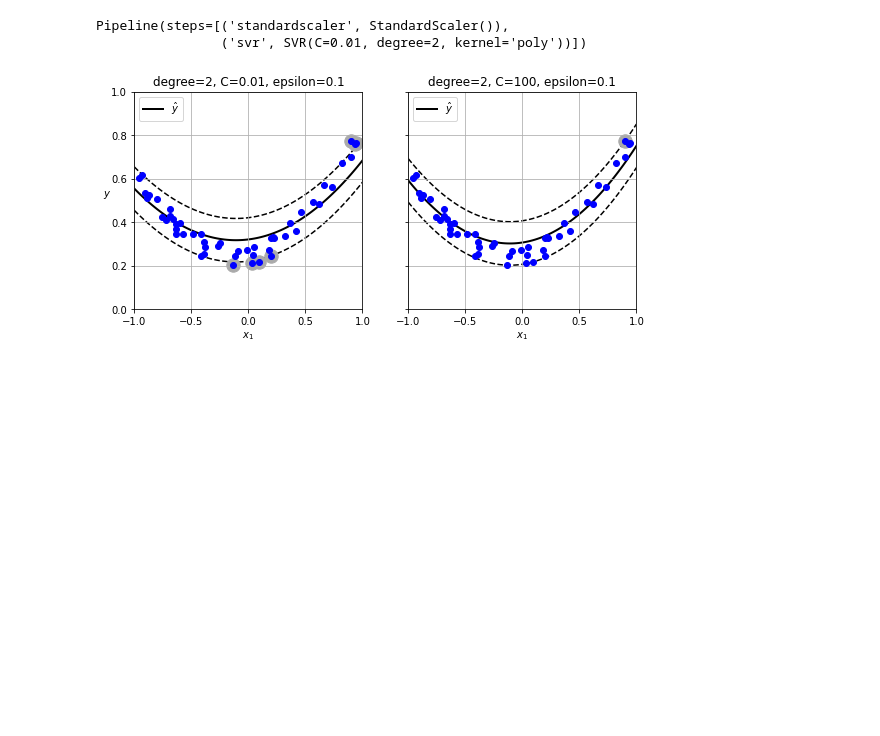
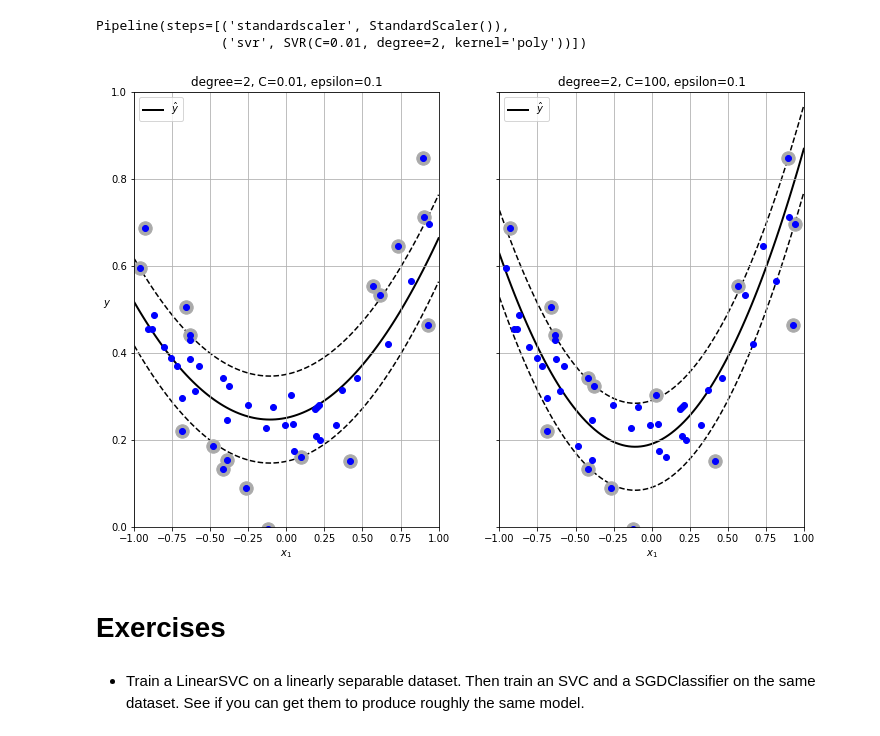
Before and after one commit to MrEktirir/ML_Works, a Jupyter notebook: Notebooks/chapter_5.ipynb, the cells around one changed output. Drawn from its saved outputs; the diff is of its cells as text; code cells hidden in the pictures; blank space fills up the shorter version.

Commit message:
Exercise Part
Exercises completed.

```diff
--- a/Notebooks/chapter_5.ipynb
+++ b/Notebooks/chapter_5.ipynb
@@ -177,7 +177,7 @@ X = 2 * np.random.rand(50, 1)
 y = 4 + 3 * X[:, 0] + np.random.randn(50)
 
 svm_reg = make_pipeline(StandardScaler(),
-                        LinearSVR(epsilon=0.5, random_state=42))
+                        LinearSVR(epsilon=0.5, dual=True, random_state=42))
 svm_reg.fit(X, y)
 # %% [output]
 Pipeline(steps=[('standardscaler', StandardScaler()),
@@ -189,16 +239,14 @@ from sklearn.svm import SVR
 #Quadratic Dataset
 np.random.seed(42)
 X = 2 * np.random.rand(50, 1) - 1
-y = 0.2 + 0.1 * X[:, 0] + 0.5 * X[:, 0] ** 2 + np.random.rand(50) / 10
+y = 0.2 + 0.1 * X[:, 0] + 0.5 * X[:, 0] ** 2 + np.random.randn(50) / 10
 
-svm_poly_reg = make_pipeline(
-    StandardScaler(),
-    SVR(kernel="poly",
-        degree=2,
-        C=0.01,
-        epsilon=0.1)
-)
-
+svm_poly_reg = make_pipeline(StandardScaler(),
+                             SVR(kernel="poly",
+                                 degree=2,
+                                 C=0.01,
+                                 epsilon=0.1)
+                             )
 svm_poly_reg.fit(X, y)
 # %% [output]
 Pipeline(steps=[('standardscaler', StandardScaler()),
@@ -206,25 +254,29 @@ Pipeline(steps=[('standardscaler', StandardScaler()),
 # %%
 svm_poly_reg2 = make_pipeline(StandardScaler(),
                              SVR(kernel="poly", degree=2, C=100))
 svm_poly_reg2.fit(X, y)
 
 svm_poly_reg._support = find_support_vectors(svm_poly_reg, X, y)
 svm_poly_reg2._support = find_support_vectors(svm_poly_reg2, X, y)
 
-fig, axes = plt.subplots(ncols=2, figsize=(9, 4), sharey=True)
+fig, axes = plt.subplots(ncols=2, figsize=(12, 8), sharey=True)
 plt.sca(axes[0])
 plot_svm_regression(svm_poly_reg, X, y, [-1, 1, 0, 1])
 plt.title(f"degree={svm_poly_reg[-1].degree}, "
           f"C={svm_poly_reg[-1].C}, "
           f"epsilon={svm_poly_reg[-1].epsilon}")
 plt.ylabel("$y$", rotation=0)
 plt.grid()
 
 plt.sca(axes[1])
 plot_svm_regression(svm_poly_reg2, X, y, [-1, 1, 0, 1])
 plt.title(f"degree={svm_poly_reg2[-1].degree}, "
           f"C={svm_poly_reg2[-1].C}, "
           f"epsilon={svm_poly_reg2[-1].epsilon}")
 plt.grid()
 # %% [output]
-[figure, old version]
+[figure, new version]
+# %% [markdown]
+# Exercises
+# %% [markdown]
+* Train a LinearSVC on a linearly separable dataset. Then train an SVC and a SGDClassifier on the same dataset. See if you can get them to produce roughly the same model.
```
Also changed, not shown: parts of 30 cells of this notebook.
